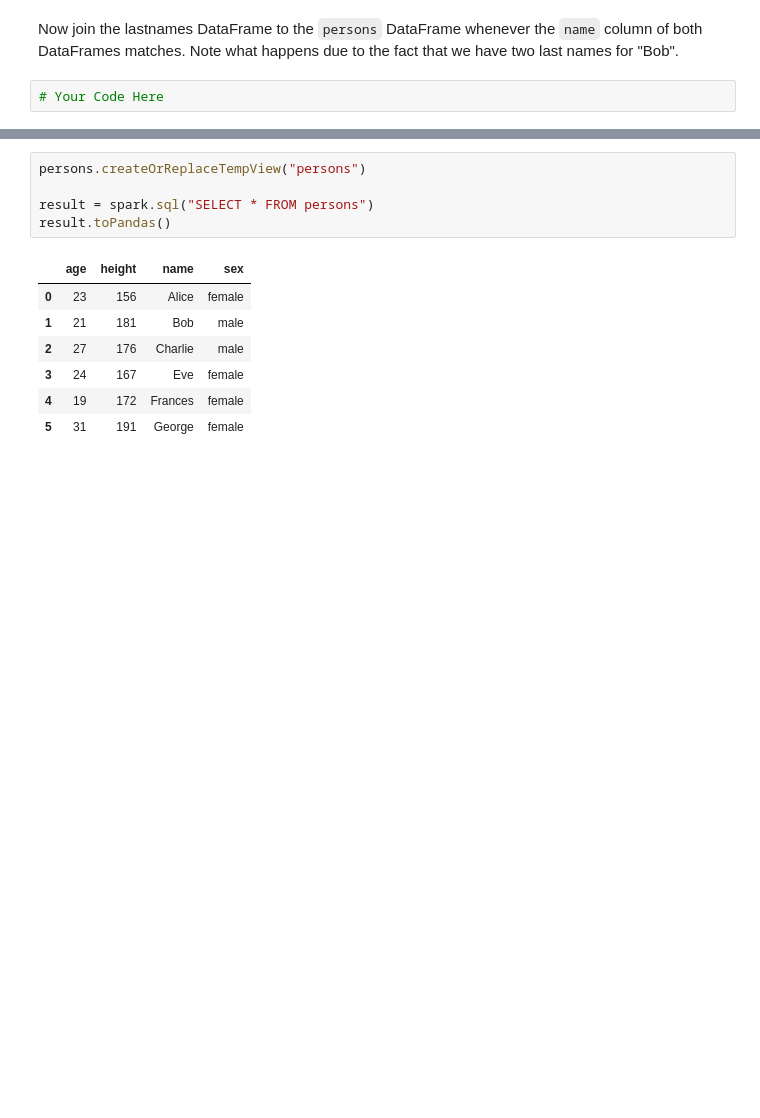
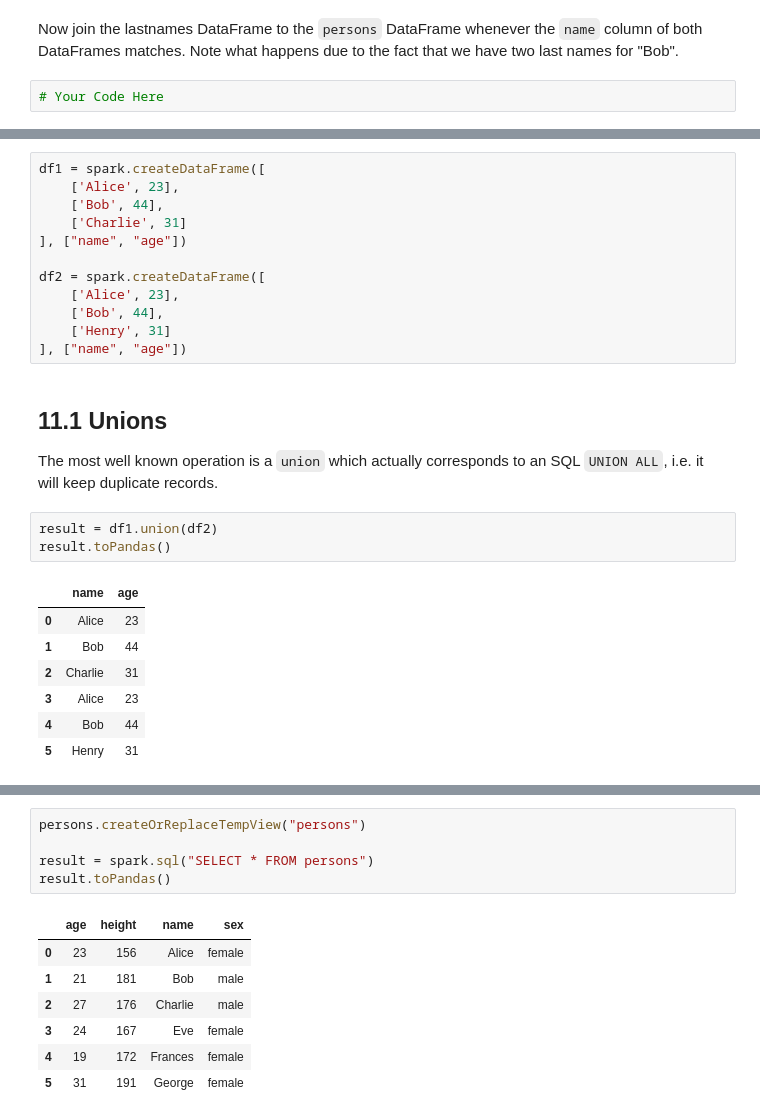
Before and after one commit to dimajix/spark-training, a Jupyter notebook: spark-python/jupyter-pyspark/PySpark DataFrame Full.ipynb, the cells around one changed output, grey strips where cells are left out. Saved outputs shown, nothing was run; the diff lists cells and outputs as text; blank space fills up the shorter version.

Commit message:
Updated Jupyter DataFrame notebook

```diff
--- a/spark-python/jupyter-pyspark/PySpark DataFrame Full.ipynb
+++ b/spark-python/jupyter-pyspark/PySpark DataFrame Full.ipynb
@@ -634,0 +641,27 @@ Now join the lastnames DataFrame to the `persons` DataFrame whenever the `name`
+# %%
+df1 = spark.createDataFrame([
+    ['Alice', 23],
+    ['Bob', 44],
+    ['Charlie', 31]
+], ["name", "age"])
+
+df2 = spark.createDataFrame([
+    ['Alice', 23],
+    ['Bob', 44],
+    ['Henry', 31]
+], ["name", "age"])
+# %% [markdown]
+## 11.1 Unions
+
+The most well known operation is a `union` which actually corresponds to an SQL `UNION ALL`, i.e. it will keep duplicate records.
+# %%
+result = df1.union(df2)
+result.toPandas()
+# %% [output]
+|  | name | age |
+| 0 | Alice | 23 |
+| 1 | Bob | 44 |
+| 2 | Charlie | 31 |
+| 3 | Alice | 23 |
+| 4 | Bob | 44 |
+| 5 | Henry | 31 |
```
Also changed, not shown: parts of 26 cells of this notebook, 2 other files.
